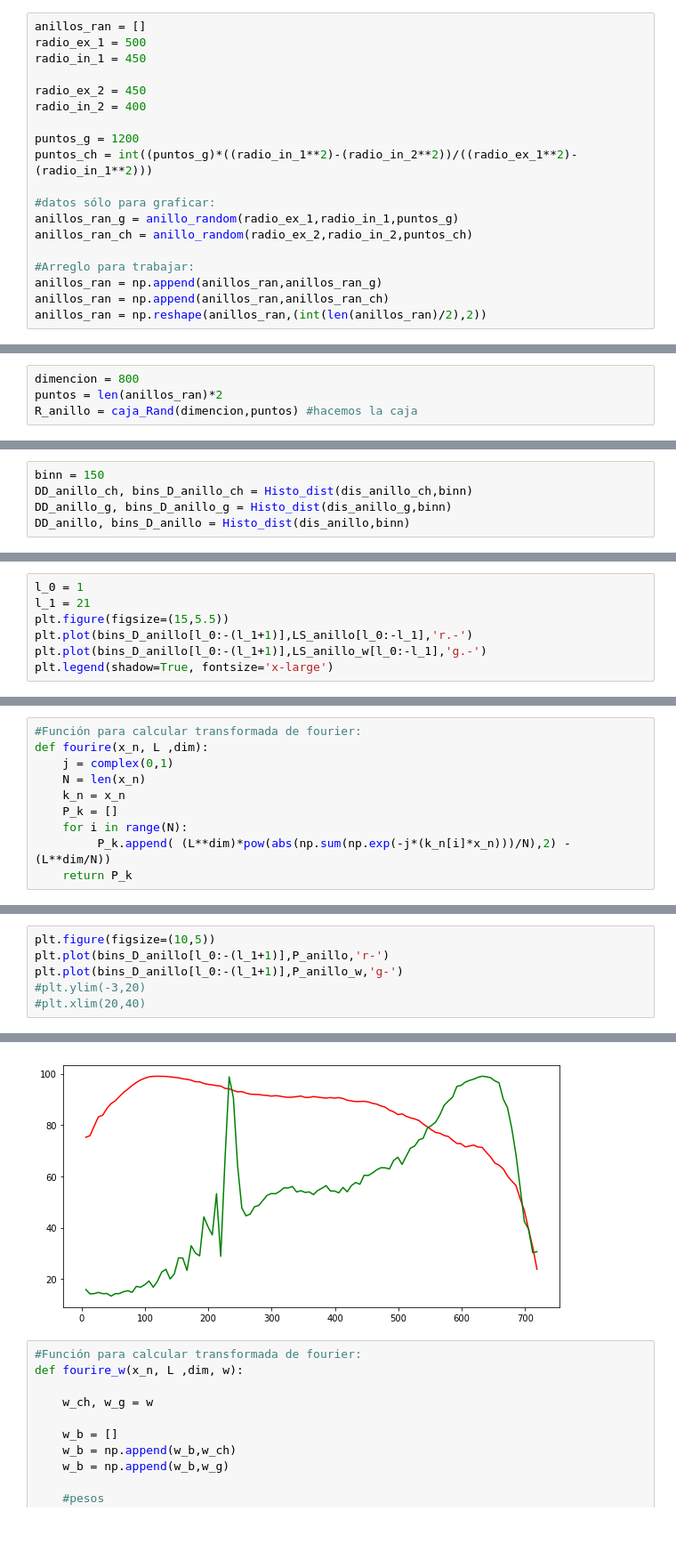
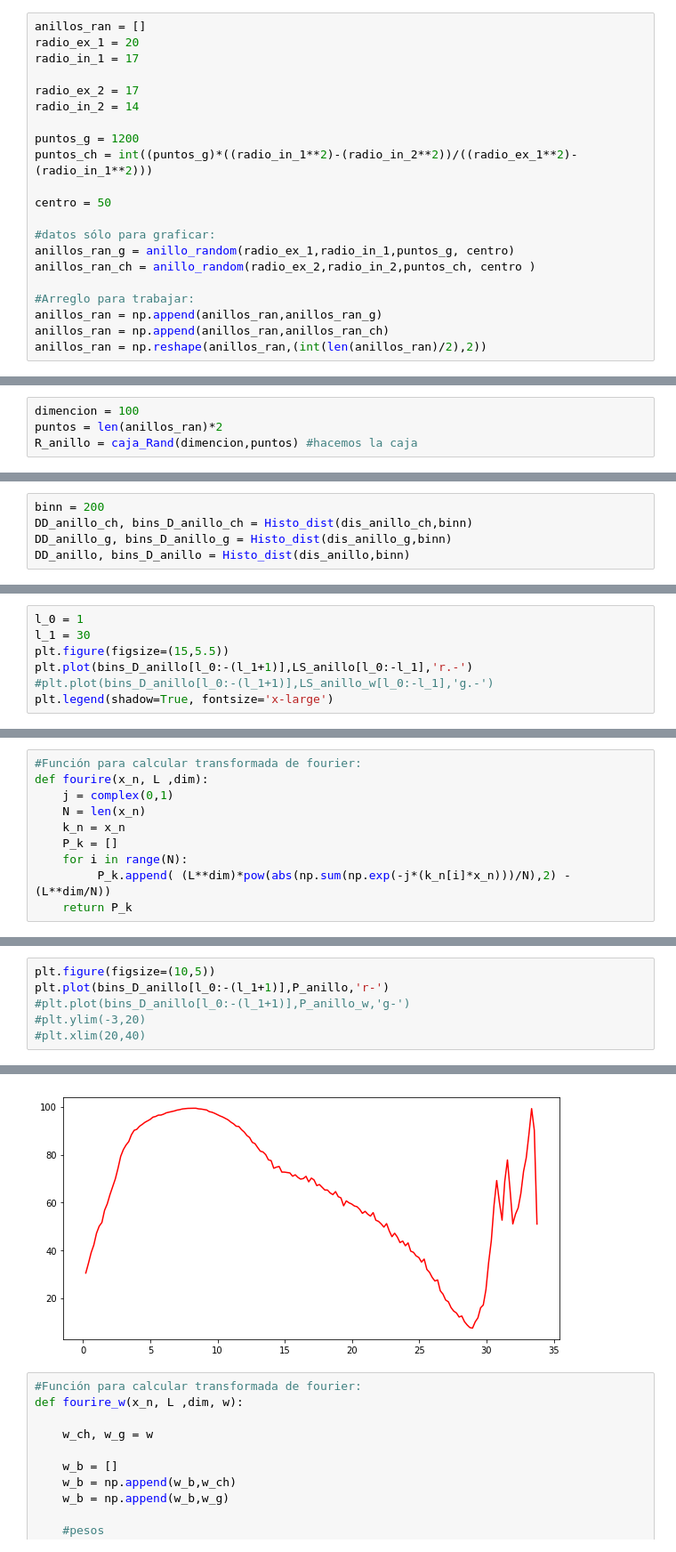
Before and after one commit to CosmoStats/cosmostats2018-Oscar2401, a Jupyter notebook: 2daParte/Ejercicio5/Ejercicio_5_Proyecto.ipynb, the cells around one changed output, grey strips where cells are left out. Shown: that part at 89% size. Saved outputs shown, nothing was run; the diff lists cells and outputs as text.

```diff
--- a/2daParte/Ejercicio5/Ejercicio_5_Proyecto.ipynb
+++ b/2daParte/Ejercicio5/Ejercicio_5_Proyecto.ipynb
@@ -27,18 +27,20 @@ def anillo_random(rad_ex,rad_in,puntos):  #Depende del radio esterior y interior
     return np.loadtxt('Tabla_Datos_Aro.dat') # u = RR_1[:,0] y v = RR_1[:,1]
 # %%
 anillos_ran = []
-radio_ex_1 = 500
-radio_in_1 = 450
+radio_ex_1 = 20
+radio_in_1 = 17
 
-radio_ex_2 = 450
-radio_in_2 = 400
+radio_ex_2 = 17
+radio_in_2 = 14
 
 puntos_g = 1200
 puntos_ch = int((puntos_g)*((radio_in_1**2)-(radio_in_2**2))/((radio_ex_1**2)-(radio_in_1**2)))
 
+centro = 50
+
 #datos sólo para graficar:
-anillos_ran_g = anillo_random(radio_ex_1,radio_in_1,puntos_g)
-anillos_ran_ch = anillo_random(radio_ex_2,radio_in_2,puntos_ch)
+anillos_ran_g = anillo_random(radio_ex_1,radio_in_1,puntos_g, centro)
+anillos_ran_ch = anillo_random(radio_ex_2,radio_in_2,puntos_ch, centro )
 
 #Arreglo para trabajar:
 anillos_ran = np.append(anillos_ran,anillos_ran_g)
@@ -112,7 +114,7 @@ dis_anillo = []
 dis_anillo = np.append(dis_anillo,dis_anillo_ch)
 dis_anillo = np.append(dis_anillo,dis_anillo_g)
 # %%
-dimencion = 800
+dimencion = 100
 puntos = len(anillos_ran)*2
 R_anillo = caja_Rand(dimencion,puntos) #hacemos la caja
 # %%
@@ -131,7 +133,7 @@ dis_DR_anillo_w = np.append(dis_DR_anillo_w,w_g*dis_DR_anillo_g)
 # %% [markdown]
 #### Histogramas
 # %%
-binn = 150
+binn = 200
 DD_anillo_ch, bins_D_anillo_ch = Histo_dist(dis_anillo_ch,binn)
 DD_anillo_g, bins_D_anillo_g = Histo_dist(dis_anillo_g,binn)
 DD_anillo, bins_D_anillo = Histo_dist(dis_anillo,binn)
@@ -176,9 +174,9 @@ LS_anillo_w = Lan_Sza(DD_anillo_w,RR_anillo,DR_anillo_w,len(anillos_ran),len(R_a
 # %%
 l_0 = 1
-l_1 = 21
+l_1 = 30
 plt.figure(figsize=(15,5.5))
 plt.plot(bins_D_anillo[l_0:-(l_1+1)],LS_anillo[l_0:-l_1],'r.-')
-plt.plot(bins_D_anillo[l_0:-(l_1+1)],LS_anillo_w[l_0:-l_1],'g.-')
+#plt.plot(bins_D_anillo[l_0:-(l_1+1)],LS_anillo_w[l_0:-l_1],'g.-')
 plt.legend(shadow=True, fontsize='x-large')
 # %% [output]
 No handles with labels found to put in legend.
@@ -200,12 +198,12 @@ P_anillo_w = fourire(LS_anillo_w[l_0:-l_1],100,1)
 # %%
 plt.figure(figsize=(10,5))
 plt.plot(bins_D_anillo[l_0:-(l_1+1)],P_anillo,'r-')
-plt.plot(bins_D_anillo[l_0:-(l_1+1)],P_anillo_w,'g-')
+#plt.plot(bins_D_anillo[l_0:-(l_1+1)],P_anillo_w,'g-')
 #plt.ylim(-3,20)
 #plt.xlim(20,40)
 # %% [output]
 [<matplotlib.lines.Line2D at 0x...>]
-[figure, old version]
+[figure, new version]
 # %%
 #Función para calcular transformada de fourier:
 def fourire_w(x_n, L ,dim, w):
```
Also changed, not shown: parts of 12 cells of this notebook, 5 other files.
